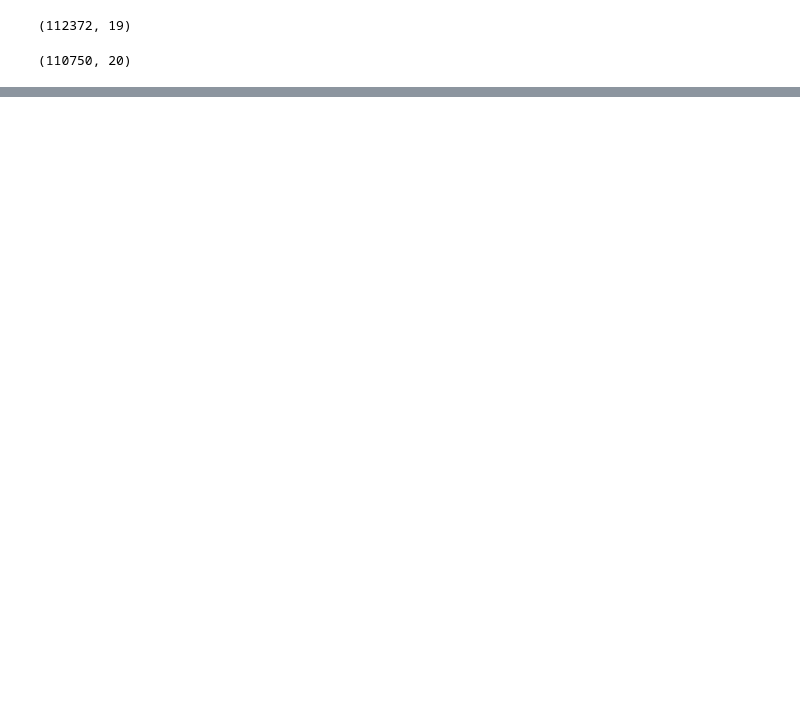
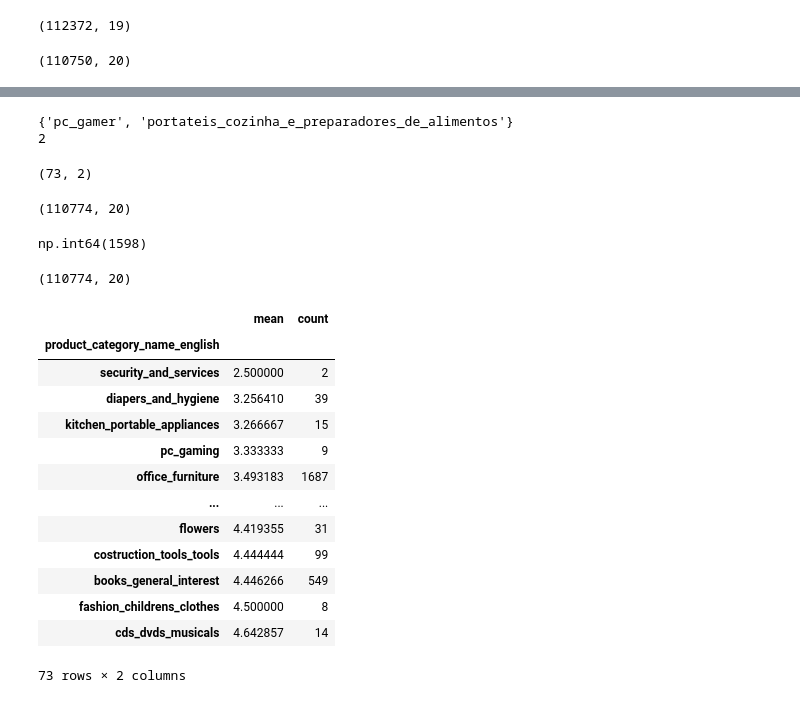
Before and after one commit to HannahPeyambari/Analyzing-customer-satisfaction, a Jupyter notebook: 01_Olist.ipynb, the cells around one changed output, grey strips where cells are left out. Saved outputs shown, nothing was run; the diff lists cells and outputs as text; code cells hidden in the pictures; blank space fills up the shorter version.

```diff
--- a/01_Olist.ipynb
+++ b/01_Olist.ipynb
@@ -394,0 +399,54 @@ final_df.shape
+# %%
+categories_in_products = set(products['product_category_name'].dropna().unique())
+categories_in_translation = set(translation['product_category_name'].unique())
+missing_categories = categories_in_products - categories_in_translation
+print(missing_categories)
+print(len(missing_categories))
+# %% [output]
+{'pc_gamer', 'portateis_cozinha_e_preparadores_de_alimentos'}
+2
+# %%
+# Manually create the missing translations
+# (found by comparing category names in products vs. translation table)
+missing_translations = pd.DataFrame({
+    'product_category_name': ['pc_gamer', 'portateis_cozinha_e_preparadores_de_alimentos'],
+    'product_category_name_english': ['pc_gaming', 'kitchen_portable_appliances']
+})
+
+# Add these rows to the original translation table
+translation_complete = pd.concat([translation, missing_translations], ignore_index=True)
+translation_complete.shape
+# %% [output]
+(73, 2)
+# %%
+orders_with_categories = pd.merge(merged_orders_reviews_items_products, translation_complete, on='product_category_name', how='inner')
+orders_with_categories.shape
+# %% [output]
+(110774, 20)
+# %%
+merged_orders_reviews_items_products['product_category_name'].isnull().sum()
+# %% [output]
+np.int64(1598)
+# %%
+orders_with_categories = pd.merge(merged_orders_reviews_items_products, translation_complete, on='product_category_name', how='inner')
+orders_with_categories.shape
+# %% [output]
+(110774, 20)
+# %%
+category_stats = orders_with_categories.groupby('product_category_name_english')['review_score'].agg(['mean', 'count']).sort_values('mean')
+category_stats
+# %% [output]
+|  | mean | count |
+| product_category_name_english |  |  |
+| security_and_services | 2.500000 | 2 |
+| diapers_and_hygiene | 3.256410 | 39 |
+| kitchen_portable_appliances | 3.266667 | 15 |
+| pc_gaming | 3.333333 | 9 |
+| office_furniture | 3.493183 | 1687 |
+| ... | ... | ... |
+| flowers | 4.419355 | 31 |
+| costruction_tools_tools | 4.444444 | 99 |
+| books_general_interest | 4.446266 | 549 |
+| fashion_childrens_clothes | 4.500000 | 8 |
+| cds_dvds_musicals | 4.642857 | 14 |
+73 rows × 2 columns
```
Also changed, not shown: parts of 5 cells of this notebook.
